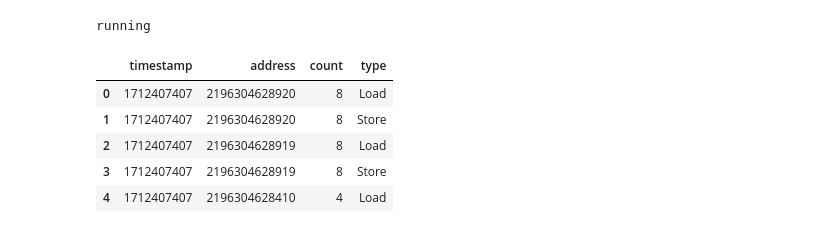
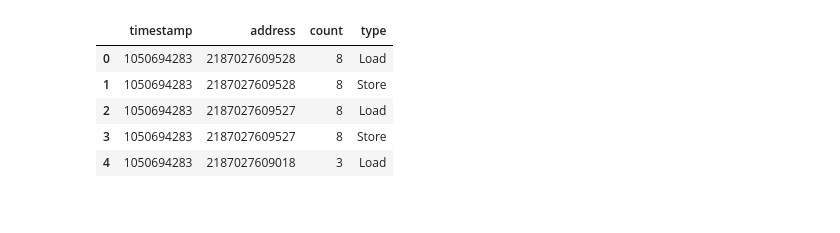
Before and after one commit to sunjin-choi/ocs-mem-prof, a Jupyter notebook: analysis/viz-interactive-prim-distinct.ipynb, the cells around one changed output. Drawn from its saved outputs; the diff is of its cells as text; code cells hidden in the pictures.

```diff
--- a/analysis/viz-interactive-prim-distinct.ipynb
+++ b/analysis/viz-interactive-prim-distinct.ipynb
@@ -69,27 +69,38 @@ Requirement already satisfied: numpy<2.0,>=1.17.3 in /opt/conda/envs/jupyter/lib
 Requirement already satisfied: scipy>=1.5.0 in /opt/conda/envs/jupyter/lib/python3.9/site-packages (from scikit-learn) (1.11.3)
 Requirement already satisfied: joblib>=1.1.1 in /opt/conda/envs/jupyter/lib/python3.9/site-packages (from scikit-learn) (1.3.2)
 Requirement already satisfied: threadpoolctl>=2.0.0 in /opt/conda/envs/jupyter/lib/python3.9/site-packages (from scikit-learn) (3.2.0)
+# %%
+from pathlib import Path
+
+trace_dir = "/tmp/tpcds-trace"
+
+machine_name = "n2-standard-8"
+query_data = "scale_1_rngseed_0"
+query_limit = "limit-100"
+
+trace_dir = "/tmp/tpcds-trace"
+
+def file_path(query_name, query_data=query_data, query_limit=query_limit, machine_name=machine_name):
+    return Path(trace_dir) / f"query_{query_name}_{query_data}_{machine_name}-{query_limit}.csv"
 # %%
-
-file_path = "/tmp/tpcds-trace/query_distinct_scale_1_rngseed_0_n1-standard-8.csv"
+from pathlib import Path
 
 skip_rows = 0
-with open(file_path, 'r') as f:
+with open(file_path("distinct"), 'r') as f:
     for line in f:
         if "---- <application exited with code 0> ----" in line:
             break
         skip_rows += 1
 
 # Load the data from the CSV file, skipping the found number of rows
-data = pd.read_csv(file_path, skiprows=range(0, skip_rows + 1), sep=',')
+data = pd.read_csv(file_path("distinct"), skiprows=range(0, skip_rows + 1), sep=',')
 
 data.head()
 # %% [output]
-running
 |  | timestamp | address | count | type |
-| 0 | 1712407407 | 2196304628920 | 8 | Load |
-| 1 | 1712407407 | 2196304628920 | 8 | Store |
-| 2 | 1712407407 | 2196304628919 | 8 | Load |
-| 3 | 1712407407 | 2196304628919 | 8 | Store |
-| 4 | 1712407407 | 2196304628410 | 4 | Load |
+| 0 | 1050694283 | 2187027609528 | 8 | Load |
+| 1 | 1050694283 | 2187027609528 | 8 | Store |
+| 2 | 1050694283 | 2187027609527 | 8 | Load |
+| 3 | 1050694283 | 2187027609527 | 8 | Store |
+| 4 | 1050694283 | 2187027609018 | 3 | Load |
 # %%
```
Also changed, not shown: parts of 5 cells of this notebook, 1 other file.
